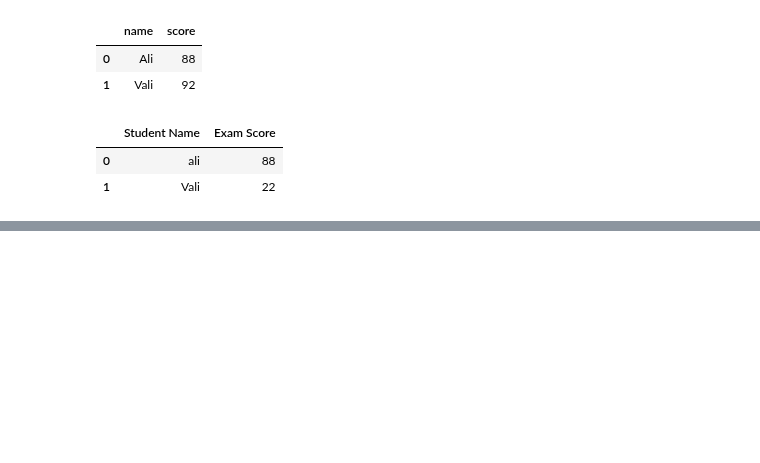
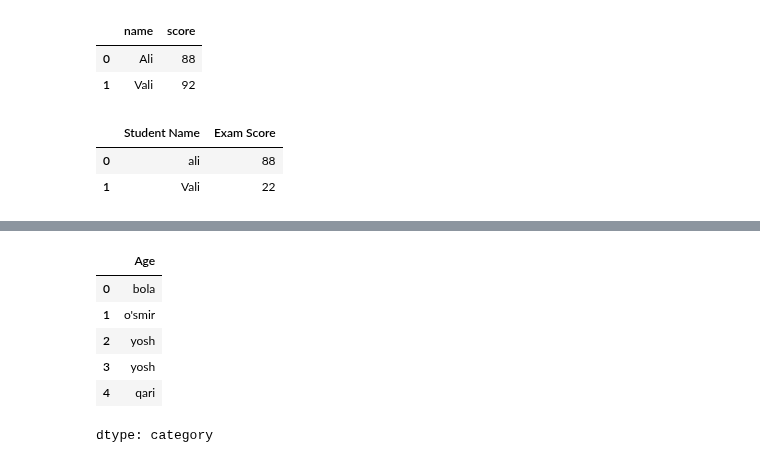
Before and after one commit to izzat-ai/learning-ai, a Jupyter notebook: pandas_data_preparation/24_dec_practice.ipynb, the cells around one changed output, grey strips where cells are left out. Saved outputs shown, nothing was run; the diff lists cells and outputs as text; code cells hidden in the pictures; blank space fills up the shorter version.

```diff
--- a/pandas_data_preparation/24_dec_practice.ipynb
+++ b/pandas_data_preparation/24_dec_practice.ipynb
@@ -201,0 +214,12 @@ df6.replace({'Ali':'ali', 92:22})
+# %%
+# bola, o‘smir, yosh, katta, qari
+bins = [6, 14, 22, 36, 50, 63]
+pd.cut(df7['Age'], bins, labels=['bola', "o'smir", 'yosh', 'katta', 'qari'])
+# %% [output]
+|  | Age |
+| 0 | bola |
+| 1 | o'smir |
+| 2 | yosh |
+| 3 | yosh |
+| 4 | qari |
+dtype: category
```
Also changed, not shown: parts of 19 cells of this notebook.
